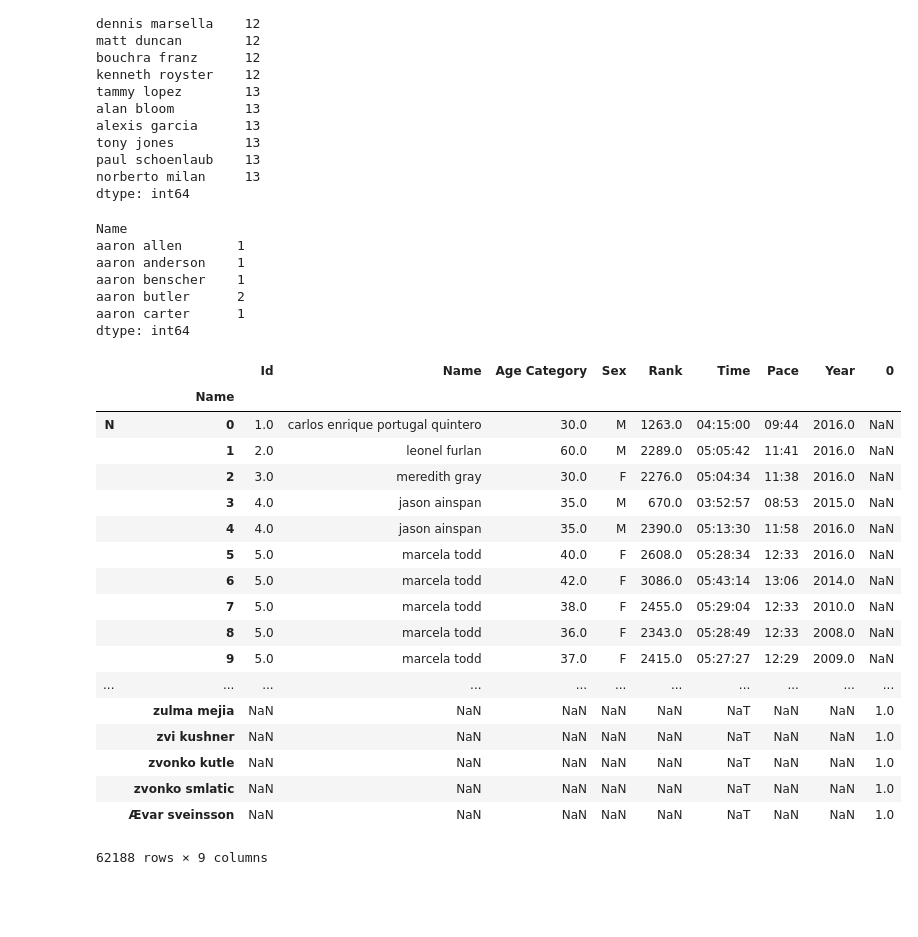
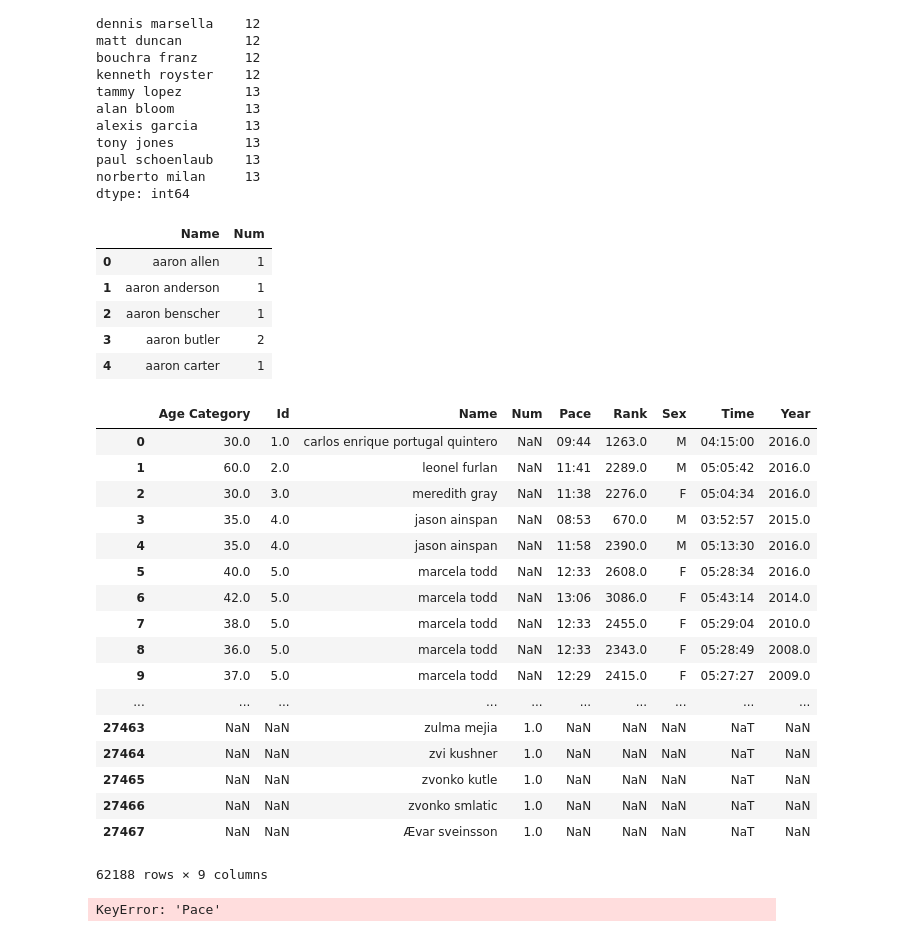
Before and after one commit to stawaway/Mini-project-1, a Jupyter notebook: Cleaning Project 1.ipynb, the cells around one changed output. Saved outputs shown, nothing was run; the diff lists cells and outputs as text; code cells hidden in the pictures; blank space fills up the shorter version.

```diff
--- a/Cleaning Project 1.ipynb
+++ b/Cleaning Project 1.ipynb
@@ -6,6 +6,8 @@ sys.version_info(major=3, minor=5, micro=2, releaselevel='final', serial=0)
 # %%
 import numpy as np
 import pandas as pd
+# %%
+pd.set_option('display.max_columns', None)
 # %%
 #read in the data
 marathon_data = pd.read_csv("data.csv")
@@ -118,35 +120,34 @@ paul schoenlaub    13
 norberto milan     13
 dtype: int64
 # %%
-num_marathons = pd.Series(marathon_data.groupby('Name').size(), )
+num_marathons = marathon_data.groupby('Name').size().reset_index()
+num_marathons.columns = ["Name","Num"]
 num_marathons.head()
 # %% [output]
-Name
-aaron allen       1
-aaron anderson    1
-aaron benscher    1
-aaron butler      2
-aaron carter      1
-dtype: int64
+|  | Name | Num |
+| 0 | aaron allen | 1 |
+| 1 | aaron anderson | 1 |
+| 2 | aaron benscher | 1 |
+| 3 | aaron butler | 2 |
+| 4 | aaron carter | 1 |
 # %%
-pd.concat([marathon_data, num_marathons], keys = 'Name')
+pd.concat([marathon_data, num_marathons])
 # %% [output]
-|  |  | Id | Name | Age Category | Sex | Rank | Time | Pace | Year | 0 |
-|  | Name |  |  |  |  |  |  |  |  |  |
-| N | 0 | 1.0 | carlos enrique portugal quintero | 30.0 | M | 1263.0 | 04:15:00 | 09:44 | 2016.0 | NaN |
-|  | 1 | 2.0 | leonel furlan | 60.0 | M | 2289.0 | 05:05:42 | 11:41 | 2016.0 | NaN |
-|  | 2 | 3.0 | meredith gray | 30.0 | F | 2276.0 | 05:04:34 | 11:38 | 2016.0 | NaN |
-|  | 3 | 4.0 | jason ainspan | 35.0 | M | 670.0 | 03:52:57 | 08:53 | 2015.0 | NaN |
-|  | 4 | 4.0 | jason ainspan | 35.0 | M | 2390.0 | 05:13:30 | 11:58 | 2016.0 | NaN |
-|  | 5 | 5.0 | marcela todd | 40.0 | F | 2608.0 | 05:28:34 | 12:33 | 2016.0 | NaN |
-|  | 6 | 5.0 | marcela todd | 42.0 | F | 3086.0 | 05:43:14 | 13:06 | 2014.0 | NaN |
-|  | 7 | 5.0 | marcela todd | 38.0 | F | 2455.0 | 05:29:04 | 12:33 | 2010.0 | NaN |
-|  | 8 | 5.0 | marcela todd | 36.0 | F | 2343.0 | 05:28:49 | 12:33 | 2008.0 | NaN |
-|  | 9 | 5.0 | marcela todd | 37.0 | F | 2415.0 | 05:27:27 | 12:29 | 2009.0 | NaN |
-| ... | ... | ... | ... | ... | ... | ... | ... | ... | ... | ... |
-|  | zulma mejia | NaN | NaN | NaN | NaN | NaN | NaT | NaN | NaN | 1.0 |
-|  | zvi kushner | NaN | NaN | NaN | NaN | NaN | NaT | NaN | NaN | 1.0 |
-|  | zvonko kutle | NaN | NaN | NaN | NaN | NaN | NaT | NaN | NaN | 1.0 |
-|  | zvonko smlatic | NaN | NaN | NaN | NaN | NaN | NaT | NaN | NaN | 1.0 |
-|  | Ævar sveinsson | NaN | NaN | NaN | NaN | NaN | NaT | NaN | NaN | 1.0 |
+|  | Age Category | Id | Name | Num | Pace | Rank | Sex | Time | Year |
+| 0 | 30.0 | 1.0 | carlos enrique portugal quintero | NaN | 09:44 | 1263.0 | M | 04:15:00 | 2016.0 |
+| 1 | 60.0 | 2.0 | leonel furlan | NaN | 11:41 | 2289.0 | M | 05:05:42 | 2016.0 |
+| 2 | 30.0 | 3.0 | meredith gray | NaN | 11:38 | 2276.0 | F | 05:04:34 | 2016.0 |
+| 3 | 35.0 | 4.0 | jason ainspan | NaN | 08:53 | 670.0 | M | 03:52:57 | 2015.0 |
+| 4 | 35.0 | 4.0 | jason ainspan | NaN | 11:58 | 2390.0 | M | 05:13:30 | 2016.0 |
+| 5 | 40.0 | 5.0 | marcela todd | NaN | 12:33 | 2608.0 | F | 05:28:34 | 2016.0 |
+| 6 | 42.0 | 5.0 | marcela todd | NaN | 13:06 | 3086.0 | F | 05:43:14 | 2014.0 |
+| 7 | 38.0 | 5.0 | marcela todd | NaN | 12:33 | 2455.0 | F | 05:29:04 | 2010.0 |
+| 8 | 36.0 | 5.0 | marcela todd | NaN | 12:33 | 2343.0 | F | 05:28:49 | 2008.0 |
+| 9 | 37.0 | 5.0 | marcela todd | NaN | 12:29 | 2415.0 | F | 05:27:27 | 2009.0 |
+| ... | ... | ... | ... | ... | ... | ... | ... | ... | ... |
+| 27463 | NaN | NaN | zulma mejia | 1.0 | NaN | NaN | NaN | NaT | NaN |
+| 27464 | NaN | NaN | zvi kushner | 1.0 | NaN | NaN | NaN | NaT | NaN |
+| 27465 | NaN | NaN | zvonko kutle | 1.0 | NaN | NaN | NaN | NaT | NaN |
+| 27466 | NaN | NaN | zvonko smlatic | 1.0 | NaN | NaN | NaN | NaT | NaN |
+| 27467 | NaN | NaN | Ævar sveinsson | 1.0 | NaN | NaN | NaN | NaT | NaN |
 62188 rows × 9 columns
@@ -152,0 +156,5 @@ pd.concat([marathon_data, num_marathons], keys = 'Name')
+# %%
+del marathon_data["Pace"]
+marathon_data.head()
+# %% [output]
+KeyError: 'Pace'
```
Also changed, not shown: parts of 8 cells of this notebook.
